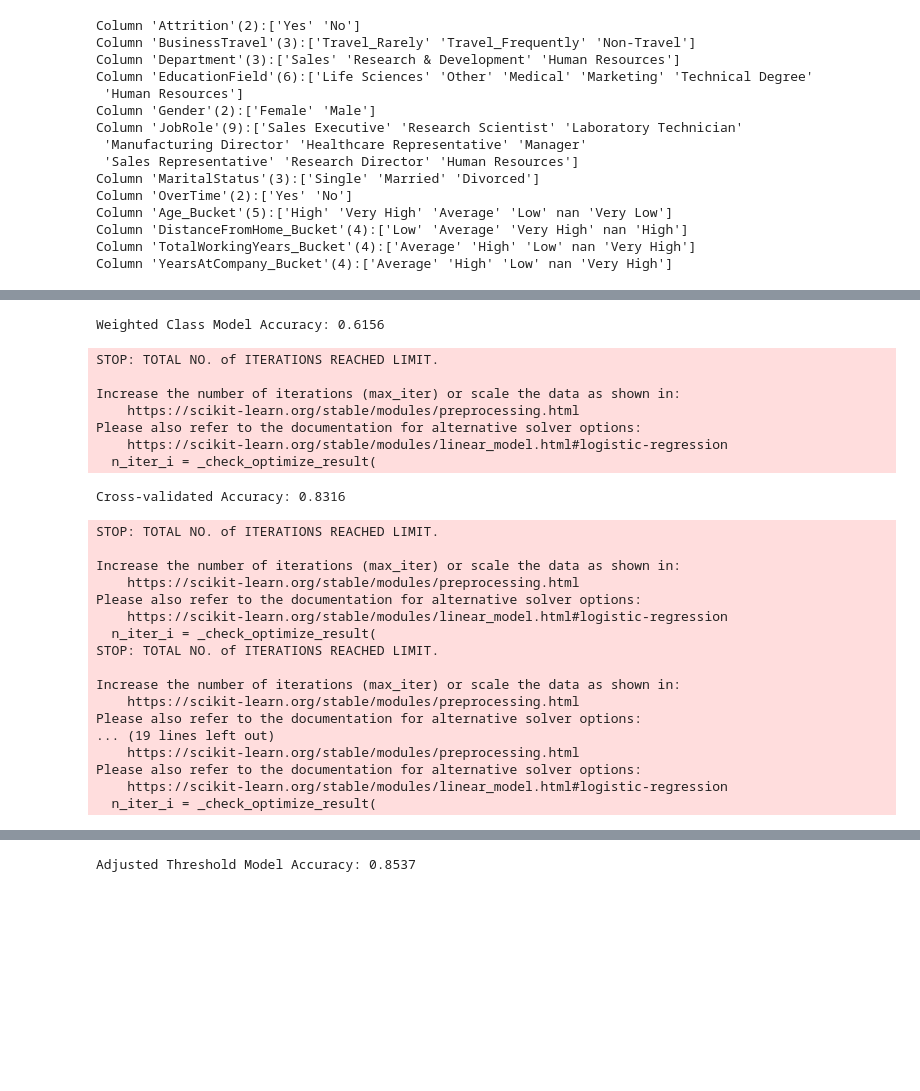
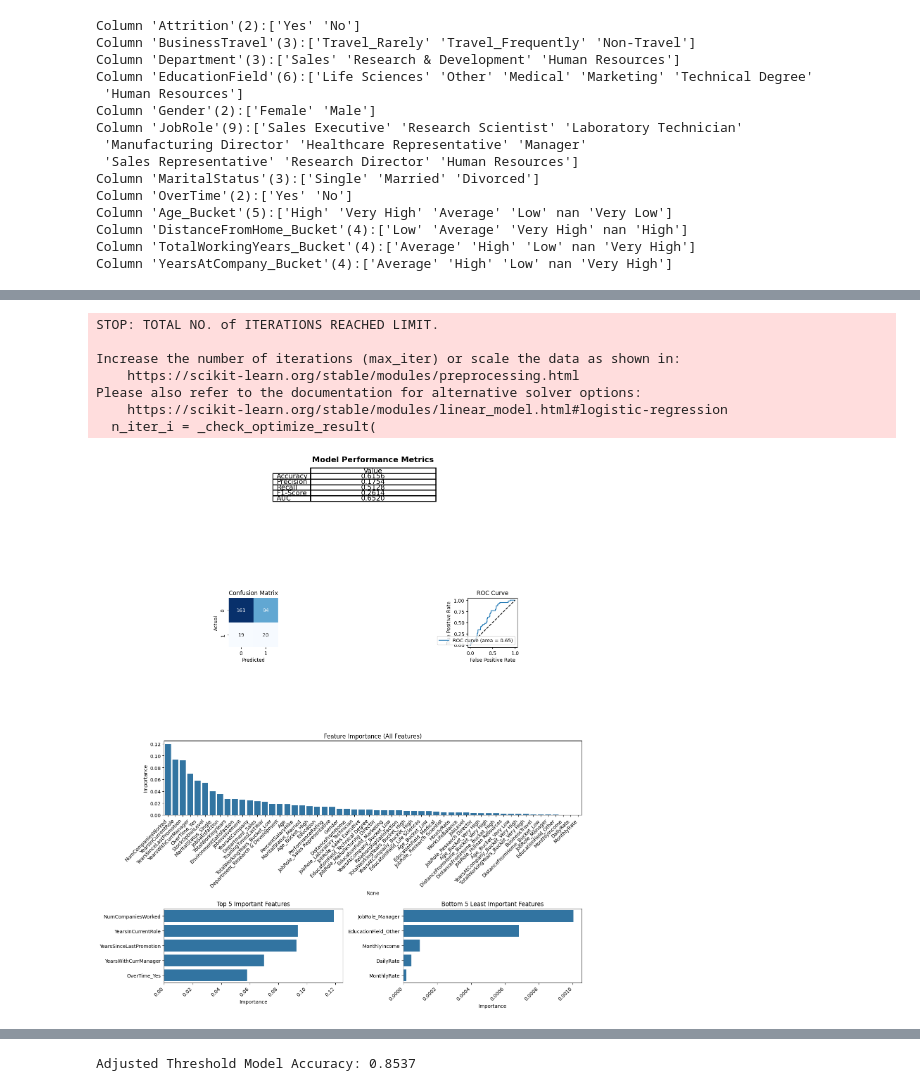
Before and after one commit to Patrick-RK/ML_Templates, a Jupyter notebook: linear_regression/modelling.ipynb, the cells around one changed output, grey strips where cells are left out. Cells and saved outputs as stored; diff of their text form; code cells hidden in the pictures; blank space fills up the shorter version.

```diff
--- a/linear_regression/modelling.ipynb
+++ b/linear_regression/modelling.ipynb
@@ -507,44 +352,18 @@ Best Model Accuracy: 0.8878
 # %%
 # Logistic Regression with Class Weight Adjustment
 model_weighted = LogisticRegression(class_weight='balanced')
 model_weighted.fit(X_train, y_train)
 
-y_pred_weighted = model_weighted.predict(X_test)
-print(f"Weighted Class Model Accuracy: {model_weighted.score(X_test, y_test):.4f}")
+summarise_model(model_weighted, X_test, y_test)
 # %% [output]
-Weighted Class Model Accuracy: 0.6156
+STOP: TOTAL NO. of ITERATIONS REACHED LIMIT.
+
+Increase the number of iterations (max_iter) or scale the data as shown in:
+    https://scikit-learn.org/stable/modules/preprocessing.html
+Please also refer to the documentation for alternative solver options:
+    https://scikit-learn.org/stable/modules/linear_model.html#logistic-regression
+  n_iter_i = _check_optimize_result(
-STOP: TOTAL NO. of ITERATIONS REACHED LIMIT.
-
-Increase the number of iterations (max_iter) or scale the data as shown in:
-    https://scikit-learn.org/stable/modules/preprocessing.html
-Please also refer to the documentation for alternative solver options:
-    https://scikit-learn.org/stable/modules/linear_model.html#logistic-regression
-  n_iter_i = _check_optimize_result(
+[figure, added]
-# %%
-from sklearn.model_selection import cross_val_score
-
-# Cross-validation with 5 folds
-scores = cross_val_score(LogisticRegression(), X_train, y_train, cv=5)
-print(f"Cross-validated Accuracy: {scores.mean():.4f}")
-# %% [output]
-Cross-validated Accuracy: 0.8316
-STOP: TOTAL NO. of ITERATIONS REACHED LIMIT.
-
-Increase the number of iterations (max_iter) or scale the data as shown in:
-    https://scikit-learn.org/stable/modules/preprocessing.html
-Please also refer to the documentation for alternative solver options:
-    https://scikit-learn.org/stable/modules/linear_model.html#logistic-regression
-  n_iter_i = _check_optimize_result(
-STOP: TOTAL NO. of ITERATIONS REACHED LIMIT.
-
-Increase the number of iterations (max_iter) or scale the data as shown in:
-    https://scikit-learn.org/stable/modules/preprocessing.html
-Please also refer to the documentation for alternative solver options:
-... (19 lines left out)
-    https://scikit-learn.org/stable/modules/preprocessing.html
-Please also refer to the documentation for alternative solver options:
-    https://scikit-learn.org/stable/modules/linear_model.html#logistic-regression
-  n_iter_i = _check_optimize_result(
 # %%
 from sklearn.feature_selection import RFE
 
```
Also changed, not shown: parts of 18 cells of this notebook.
